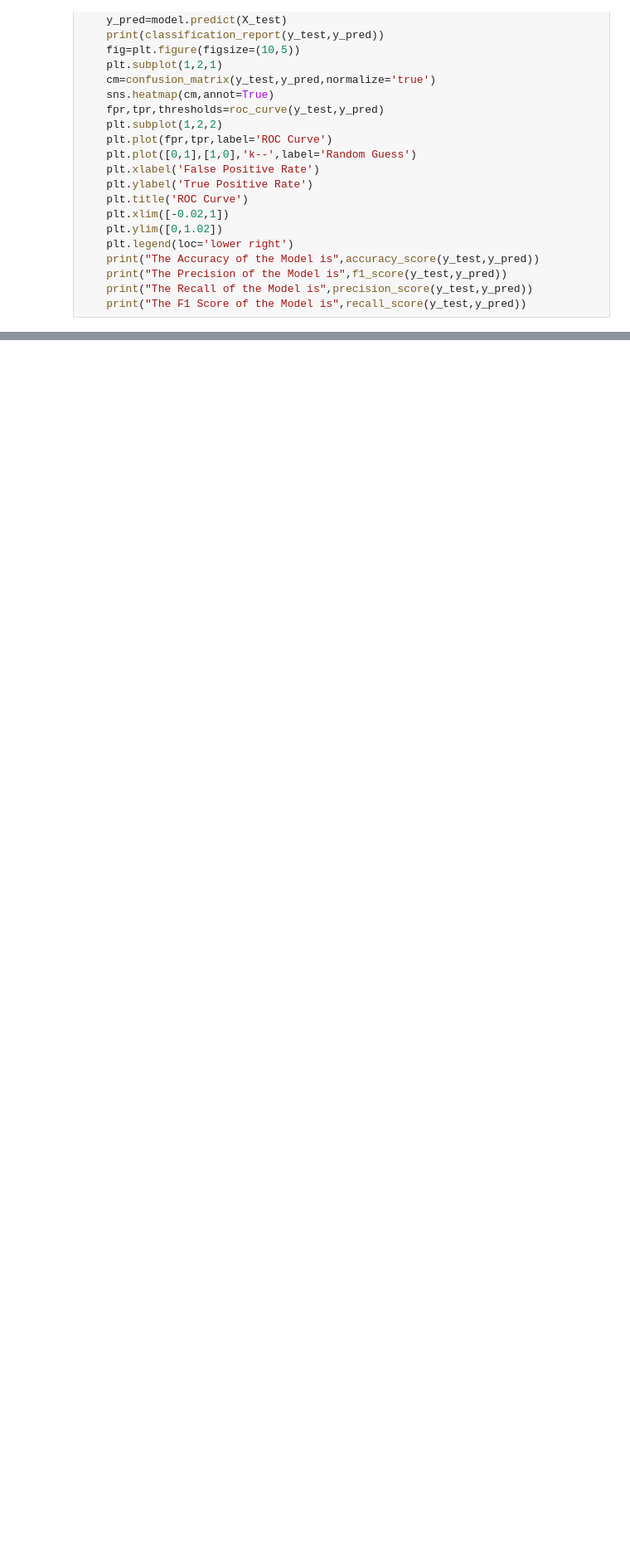
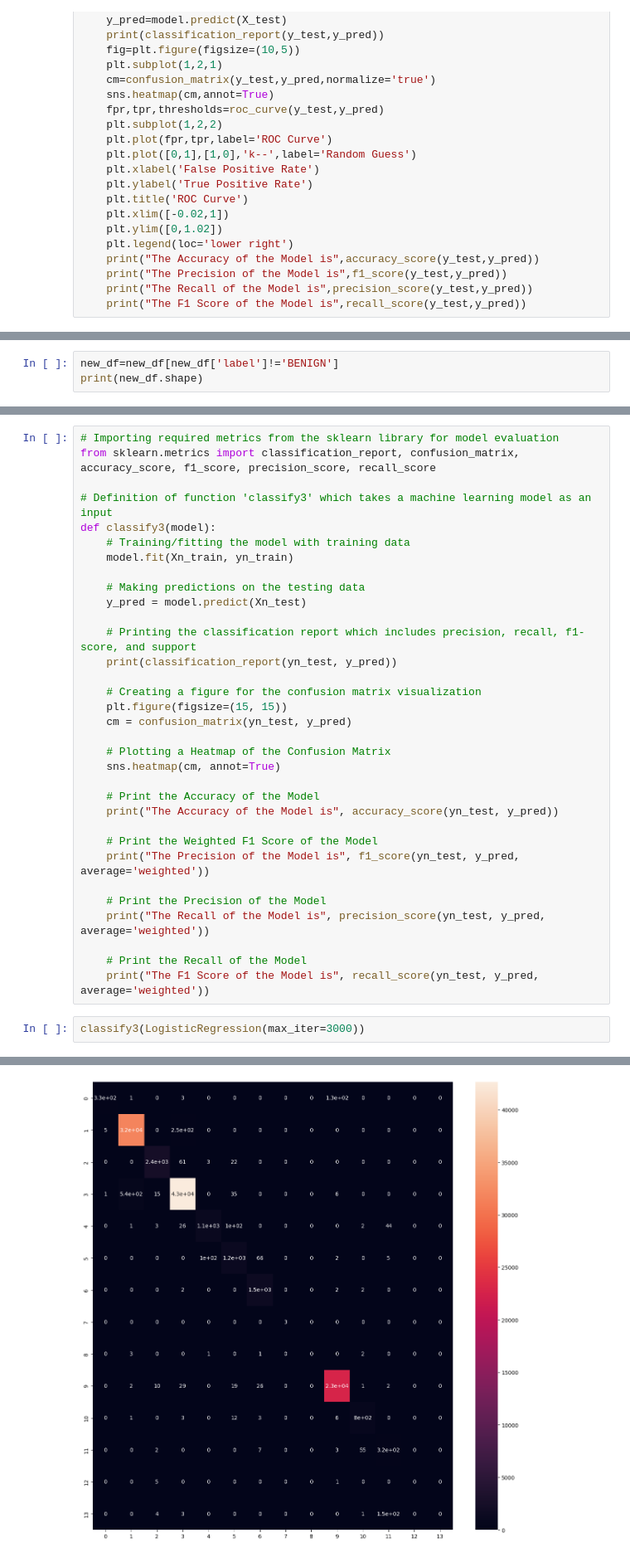
Before and after one commit to loof44/Machine-Learning-Based-IDS, a Jupyter notebook: final.ipynb, the cells around one changed output, grey strips where cells are left out. Shown at 83% size. Saved outputs shown, nothing was run; the diff lists cells and outputs as text; blank space fills up the shorter version.

```diff
--- a/final.ipynb
+++ b/final.ipynb
@@ -400,0 +787,3 @@ The F1 Score of the Model is 0.9984250117536436
+# %%
+new_df=new_df[new_df['label']!='BENIGN']
+print(new_df.shape)
@@ -400,0 +836,36 @@ The F1 Score of the Model is 0.9984250117536436
+# %%
+# Importing required metrics from the sklearn library for model evaluation
+from sklearn.metrics import classification_report, confusion_matrix, accuracy_score, f1_score, precision_score, recall_score
+
+# Definition of function 'classify3' which takes a machine learning model as an input
+def classify3(model):
+    # Training/fitting the model with training data
+    model.fit(Xn_train, yn_train)
+
+    # Making predictions on the testing data
+    y_pred = model.predict(Xn_test)
+
+    # Printing the classification report which includes precision, recall, f1-score, and support
+    print(classification_report(yn_test, y_pred))
+
+    # Creating a figure for the confusion matrix visualization
+    plt.figure(figsize=(15, 15))
+    cm = confusion_matrix(yn_test, y_pred)
+
+    # Plotting a Heatmap of the Confusion Matrix
+    sns.heatmap(cm, annot=True)
+
+    # Print the Accuracy of the Model
+    print("The Accuracy of the Model is", accuracy_score(yn_test, y_pred))
+
+    # Print the Weighted F1 Score of the Model
+    print("The Precision of the Model is", f1_score(yn_test, y_pred, average='weighted'))
+
+    # Print the Precision of the Model
+    print("The Recall of the Model is", precision_score(yn_test, y_pred, average='weighted'))
+
+    # Print the Recall of the Model
+    print("The F1 Score of the Model is", recall_score(yn_test, y_pred, average='weighted'))
+# %%
+classify3(LogisticRegression(max_iter=3000))
+# %% [output]
@@ -400,0 +889 @@ The F1 Score of the Model is 0.9984250117536436
+[figure, added]
```
Also changed, not shown: parts of 53 cells of this notebook.
